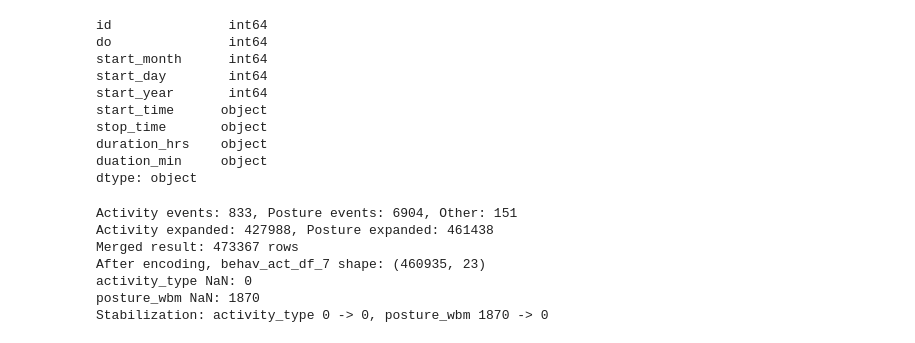
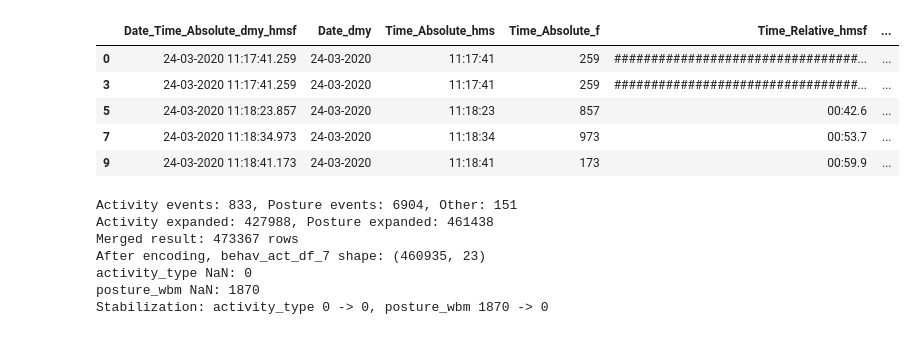
Before and after one commit to CameronWafer/WAVES, a Jupyter notebook: dataCleanOneChunk_ACT.ipynb, the cells around one changed output. Saved outputs shown, nothing was run; the diff lists cells and outputs as text; code cells hidden in the pictures.

```diff
--- a/dataCleanOneChunk_ACT.ipynb
+++ b/dataCleanOneChunk_ACT.ipynb
@@ -7,21 +7,17 @@ pd.set_option('future.no_silent_downcasting', True)
 # %%
 # ACT import (both log and behavior)
 behav_act_df = pd.read_csv("C:/Users/HELIOS-300/Downloads/ACT24_behposture_event(in).csv")
 log_df = pd.read_csv("C:/Users/HELIOS-300/Downloads/do_log_final_behavior(in).csv")
 
 behav_act_df = behav_act_df[behav_act_df["Event_Type"] == "State start"]
-log_df.head()
+behav_act_df.head()
 # %% [output]
-id               int64
-do               int64
-start_month      int64
-start_day        int64
-start_year       int64
-start_time      object
-stop_time       object
-duration_hrs    object
-duation_min     object
-dtype: object
+|  | Date_Time_Absolute_dmy_hmsf | Date_dmy | Time_Absolute_hms | Time_Absolute_f | Time_Relative_hmsf | ... |
+| 0 | 24-03-2020 11:17:41.259 | 24-03-2020 | 11:17:41 | 259 | #################################... | ... |
+| 3 | 24-03-2020 11:17:41.259 | 24-03-2020 | 11:17:41 | 259 | #################################... | ... |
+| 5 | 24-03-2020 11:18:23.857 | 24-03-2020 | 11:18:23 | 857 | 00:42.6 | ... |
+| 7 | 24-03-2020 11:18:34.973 | 24-03-2020 | 11:18:34 | 973 | 00:53.7 | ... |
+| 9 | 24-03-2020 11:18:41.173 | 24-03-2020 | 11:18:41 | 173 | 00:59.9 | ... |
 # %%
 # Behavior ACT data cleaning - FIXED VERSION
 # Separates activity and posture tracks to preserve simultaneous events at same timestamp
```
Also changed, not shown: 6 other files.
